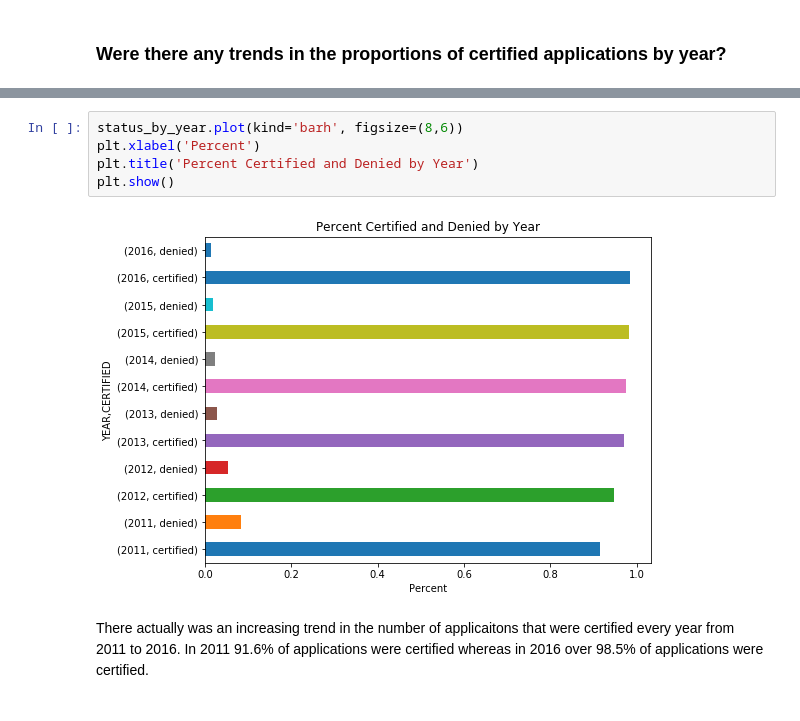
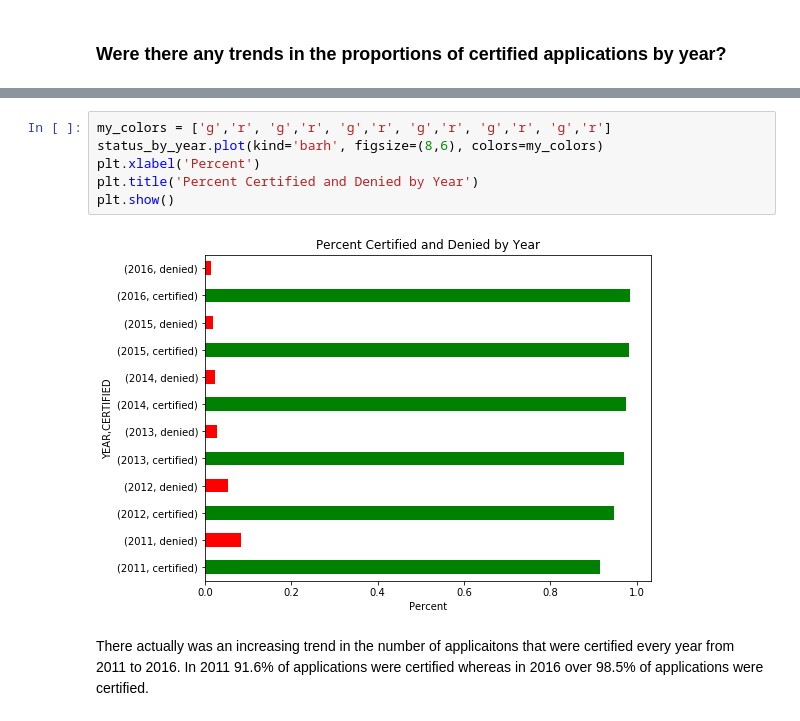
Before and after one commit to Liptoni/Springboard, a Jupyter notebook: H1B_Capstone/jupyter_notebooks/H1B_Storytelling.ipynb, the cells around one changed output, grey strips where cells are left out. Drawn from its saved outputs; the diff is of its cells as text.

```diff
--- a/H1B_Capstone/jupyter_notebooks/H1B_Storytelling.ipynb
+++ b/H1B_Capstone/jupyter_notebooks/H1B_Storytelling.ipynb
@@ -77,12 +77,13 @@ YEAR  CERTIFIED
       denied       0.014659
 Name: CERTIFIED, dtype: float64
 # %%
-status_by_year.plot(kind='barh', figsize=(8,6))
+my_colors = ['g','r', 'g','r', 'g','r', 'g','r', 'g','r', 'g','r']
+status_by_year.plot(kind='barh', figsize=(8,6), colors=my_colors)
 plt.xlabel('Percent')
 plt.title('Percent Certified and Denied by Year')
 plt.show()
 # %% [output]
-[figure, old version]
+[figure, new version]
 # %% [markdown]
 There actually was an increasing trend in the number of applicaitons that were certified every year from 2011 to 2016. In 2011 91.6% of applications were certified whereas in 2016 over 98.5% of applications were certified.
 # %% [markdown]
```
Also changed, not shown: parts of 5 cells of this notebook, 1 other file.
